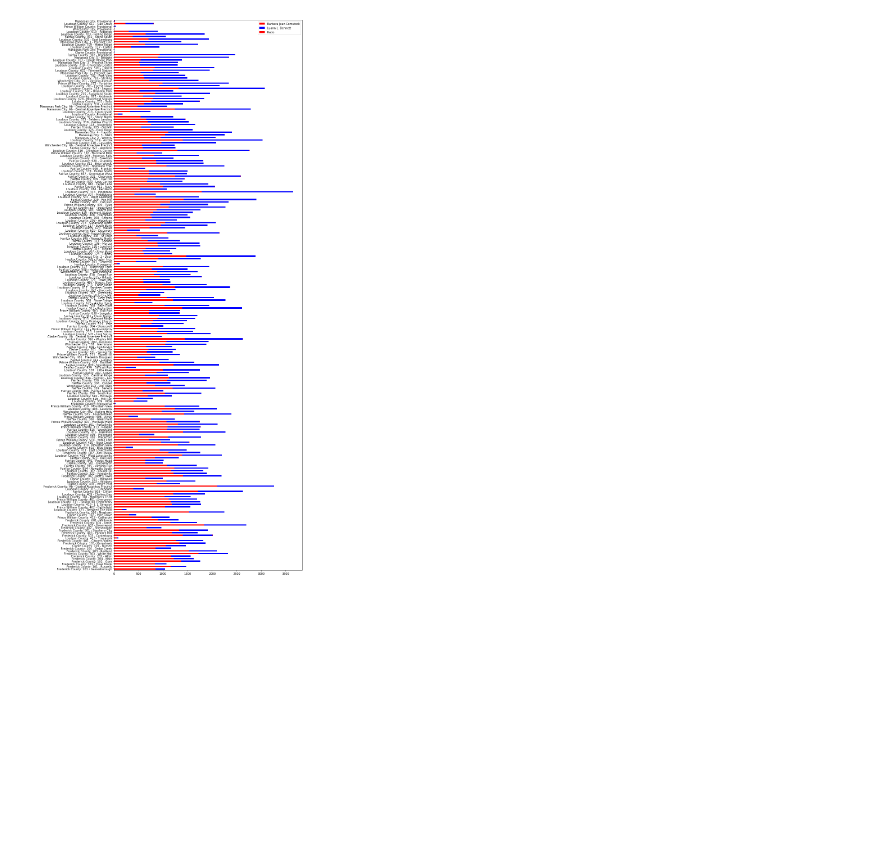
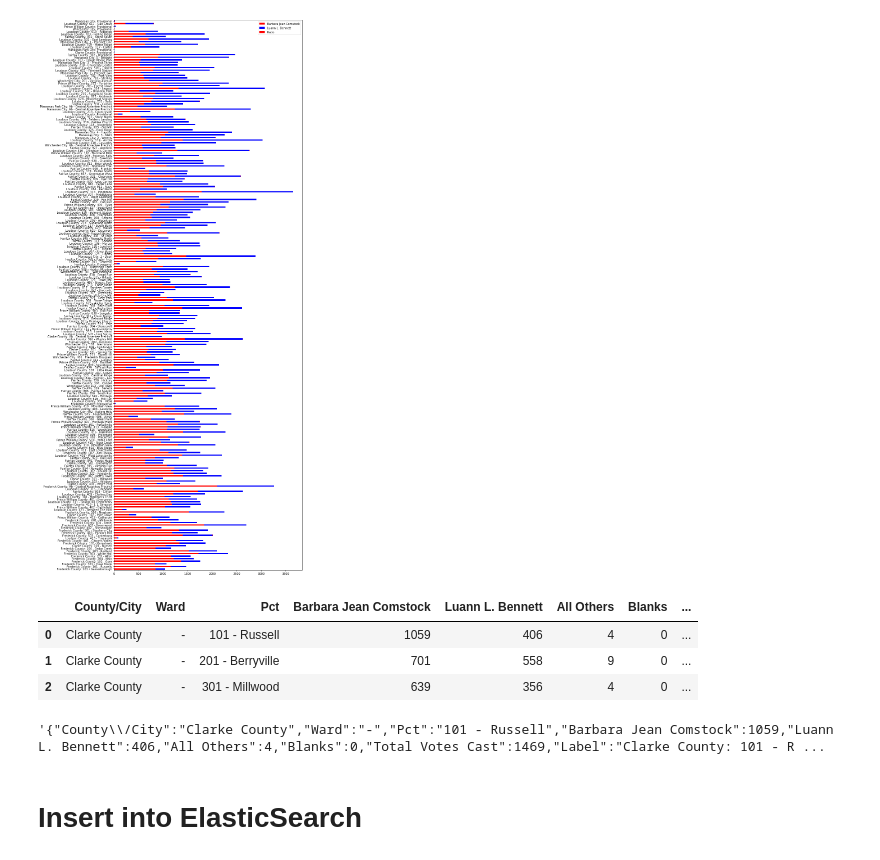
Before and after one commit to agussman/VA10, a Jupyter notebook: Election Results.ipynb, the cells around one changed output. Drawn from its saved outputs; the diff is of its cells as text; code cells hidden in the pictures; blank space fills up the shorter version.

```diff
--- a/Election Results.ipynb
+++ b/Election Results.ipynb
@@ -182,3 +190,14 @@ df4.plot(figsize=(12,36), kind='barh', stacked=True, color=('r', 'b'))
 # %% [output]
 <matplotlib.axes._subplots.AxesSubplot at 0x...>
 [figure]
+# %%
+df.head(3)
+# %% [output]
+|  | County/City | Ward | Pct | Barbara Jean Comstock | Luann L. Bennett | All Others | Blanks | ... |
+| 0 | Clarke County | - | 101 - Russell | 1059 | 406 | 4 | 0 | ... |
+| 1 | Clarke County | - | 201 - Berryville | 701 | 558 | 9 | 0 | ... |
+| 2 | Clarke County | - | 301 - Millwood | 639 | 356 | 4 | 0 | ... |
+# %%
+df.loc[0].to_json()
+# %% [output]
+'{"County\\/City":"Clarke County","Ward":"-","Pct":"101 - Russell","Barbara Jean Comstock":1059,"Luann L. Bennett":406,"All Others":4,"Blanks":0,"Total Votes Cast":1469,"Label":"Clarke County: 101 - R ...
@@ -184,0 +207,2 @@ df4.plot(figsize=(12,36), kind='barh', stacked=True, color=('r', 'b'))
+# %% [markdown]
+# Insert into ElasticSearch
```
Also changed, not shown: parts of 11 cells of this notebook.
